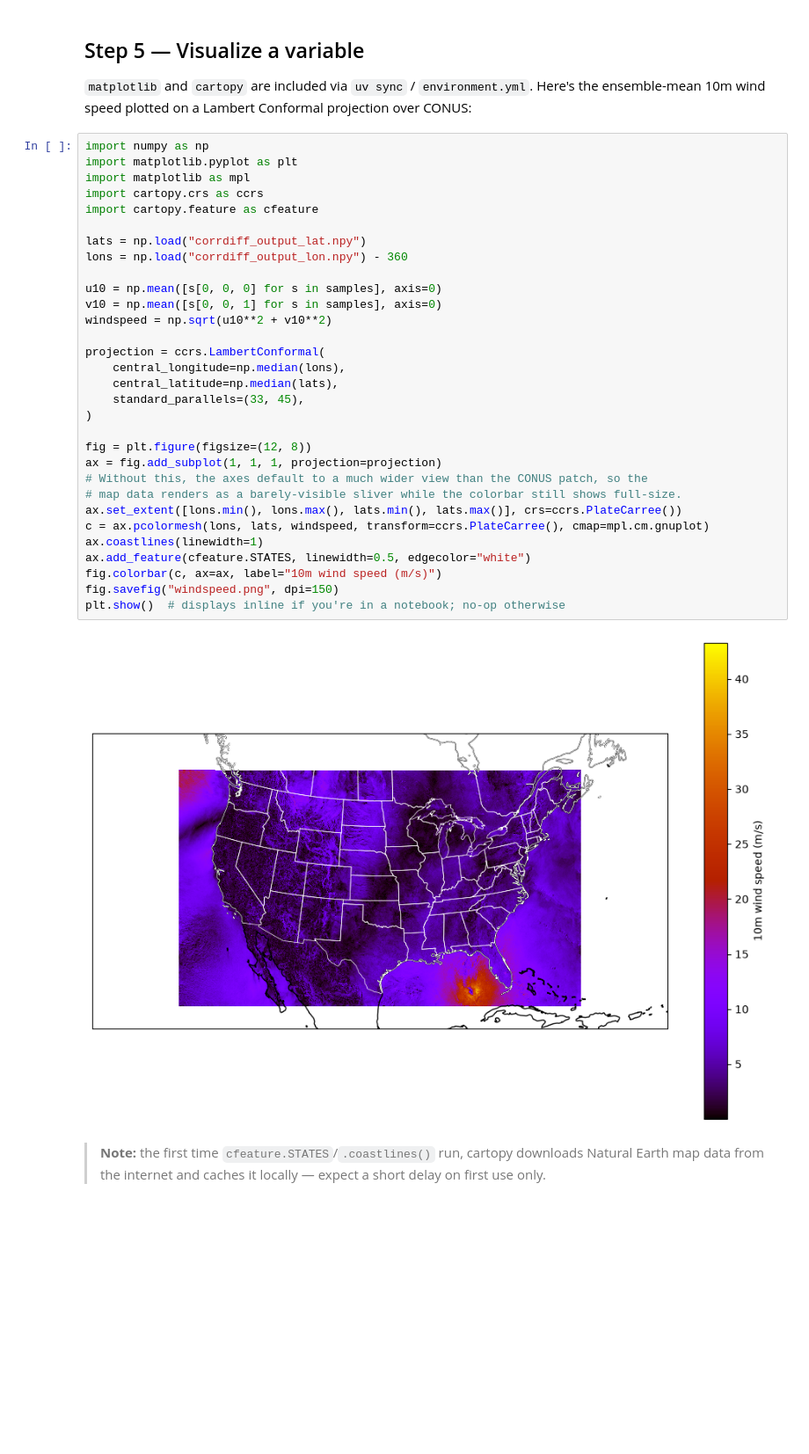
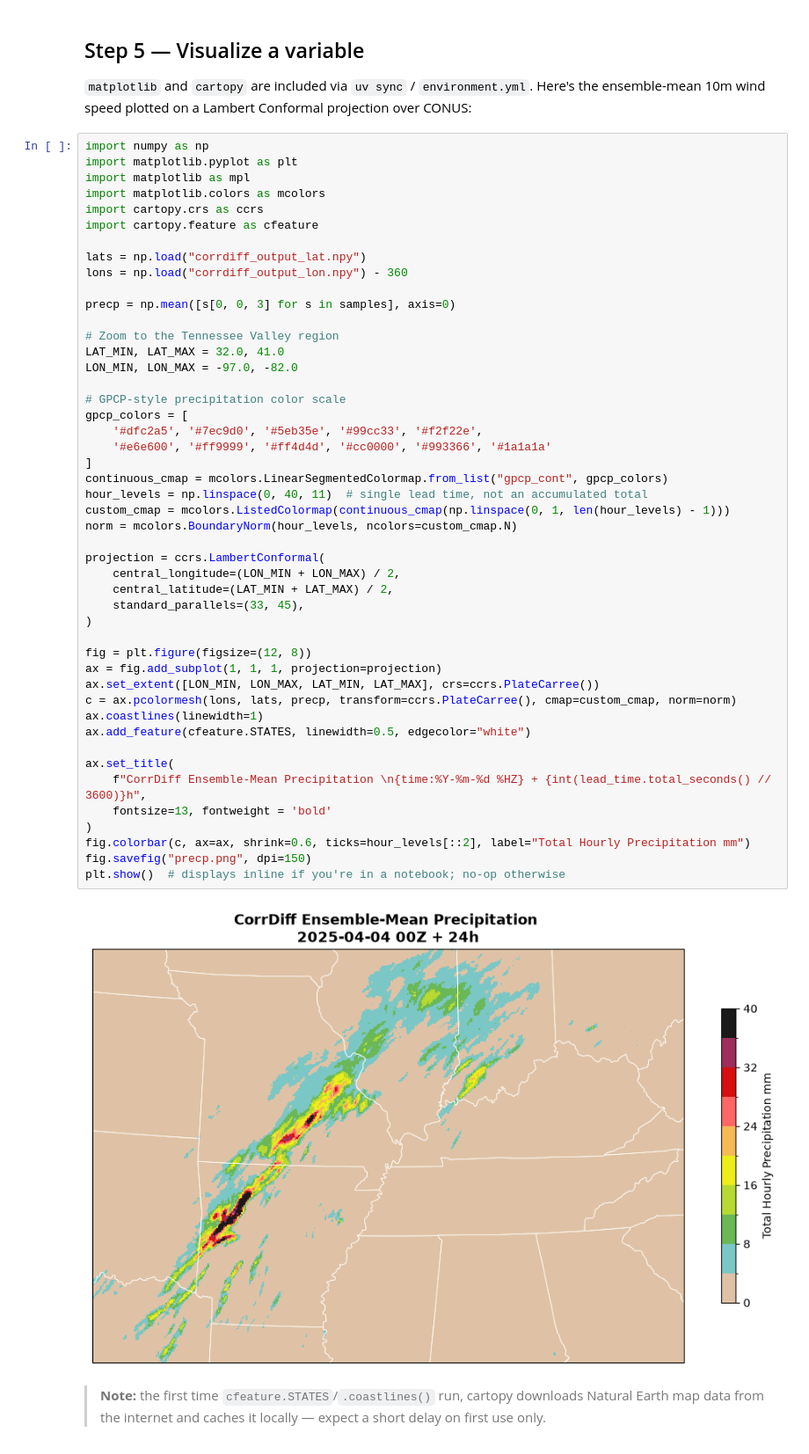
Before and after one commit to xlaurahu/CorrDiffSCIL, a Jupyter notebook: RunningForecasts.ipynb, the cells around one changed output. Shown at 88% size. Saved outputs shown, nothing was run; the diff lists cells and outputs as text; blank space fills up the shorter version.

```diff
--- a/RunningForecasts.ipynb
+++ b/RunningForecasts.ipynb
@@ -161,36 +161,52 @@ ensemble-mean 10m wind speed plotted on a Lambert Conformal projection over CONU
 # %%
 import numpy as np
 import matplotlib.pyplot as plt
 import matplotlib as mpl
+import matplotlib.colors as mcolors
 import cartopy.crs as ccrs
 import cartopy.feature as cfeature
 
 lats = np.load("corrdiff_output_lat.npy")
 lons = np.load("corrdiff_output_lon.npy") - 360
 
-u10 = np.mean([s[0, 0, 0] for s in samples], axis=0)
-v10 = np.mean([s[0, 0, 1] for s in samples], axis=0)
-windspeed = np.sqrt(u10**2 + v10**2)
+precp = np.mean([s[0, 0, 3] for s in samples], axis=0)
+
+# Zoom to the Tennessee Valley region
+LAT_MIN, LAT_MAX = 32.0, 41.0
+LON_MIN, LON_MAX = -97.0, -82.0
+
+# GPCP-style precipitation color scale
+gpcp_colors = [
+    '#dfc2a5', '#7ec9d0', '#5eb35e', '#99cc33', '#f2f22e',
+    '#e6e600', '#ff9999', '#ff4d4d', '#cc0000', '#993366', '#1a1a1a'
+]
+continuous_cmap = mcolors.LinearSegmentedColormap.from_list("gpcp_cont", gpcp_colors)
+hour_levels = np.linspace(0, 40, 11)  # single lead time, not an accumulated total
+custom_cmap = mcolors.ListedColormap(continuous_cmap(np.linspace(0, 1, len(hour_levels) - 1)))
+norm = mcolors.BoundaryNorm(hour_levels, ncolors=custom_cmap.N)
 
 projection = ccrs.LambertConformal(
-    central_longitude=np.median(lons),
-    central_latitude=np.median(lats),
+    central_longitude=(LON_MIN + LON_MAX) / 2,
+    central_latitude=(LAT_MIN + LAT_MAX) / 2,
     standard_parallels=(33, 45),
 )
 
 fig = plt.figure(figsize=(12, 8))
 ax = fig.add_subplot(1, 1, 1, projection=projection)
-# Without this, the axes default to a much wider view than the CONUS patch, so the
-# map data renders as a barely-visible sliver while the colorbar still shows full-size.
-ax.set_extent([lons.min(), lons.max(), lats.min(), lats.max()], crs=ccrs.PlateCarree())
-c = ax.pcolormesh(lons, lats, windspeed, transform=ccrs.PlateCarree(), cmap=mpl.cm.gnuplot)
+ax.set_extent([LON_MIN, LON_MAX, LAT_MIN, LAT_MAX], crs=ccrs.PlateCarree())
+c = ax.pcolormesh(lons, lats, precp, transform=ccrs.PlateCarree(), cmap=custom_cmap, norm=norm)
 ax.coastlines(linewidth=1)
 ax.add_feature(cfeature.STATES, linewidth=0.5, edgecolor="white")
-fig.colorbar(c, ax=ax, label="10m wind speed (m/s)")
-fig.savefig("windspeed.png", dpi=150)
+
+ax.set_title(
+    f"CorrDiff Ensemble-Mean Precipitation \n{time:%Y-%m-%d %HZ} + {int(lead_time.total_seconds() // 3600)}h",
+    fontsize=13, fontweight = 'bold'
+)
+fig.colorbar(c, ax=ax, shrink=0.6, ticks=hour_levels[::2], label="Total Hourly Precipitation mm")
+fig.savefig("precp.png", dpi=150)
 plt.show()  # displays inline if you're in a notebook; no-op otherwise
 # %% [output]
-[figure, old version]
+[figure, new version]
 # %% [markdown]
 > **Note:** the first time `cfeature.STATES`/`.coastlines()` run, cartopy downloads Natural
 > Earth map data from the internet and caches it locally — expect a short delay on first use only.
```
Also changed, not shown: parts of 1 cell of this notebook, 1 other file.
